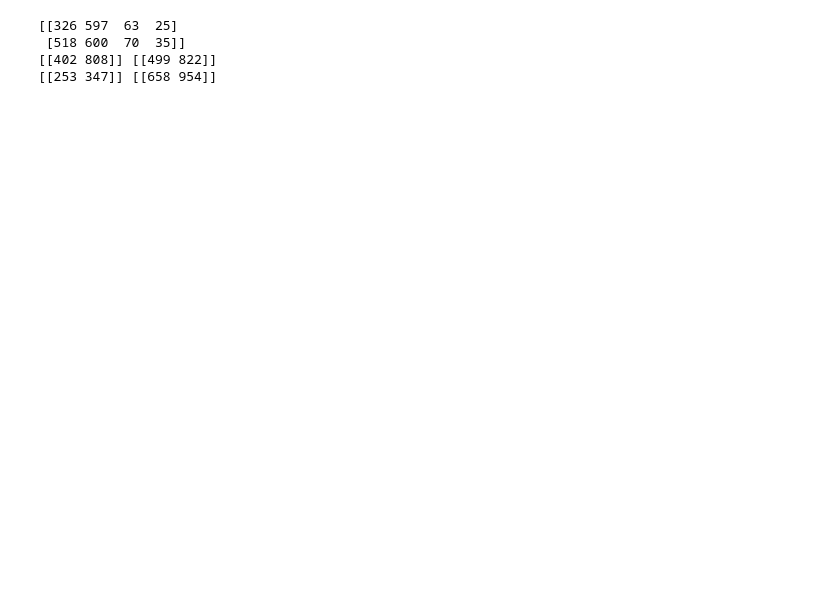
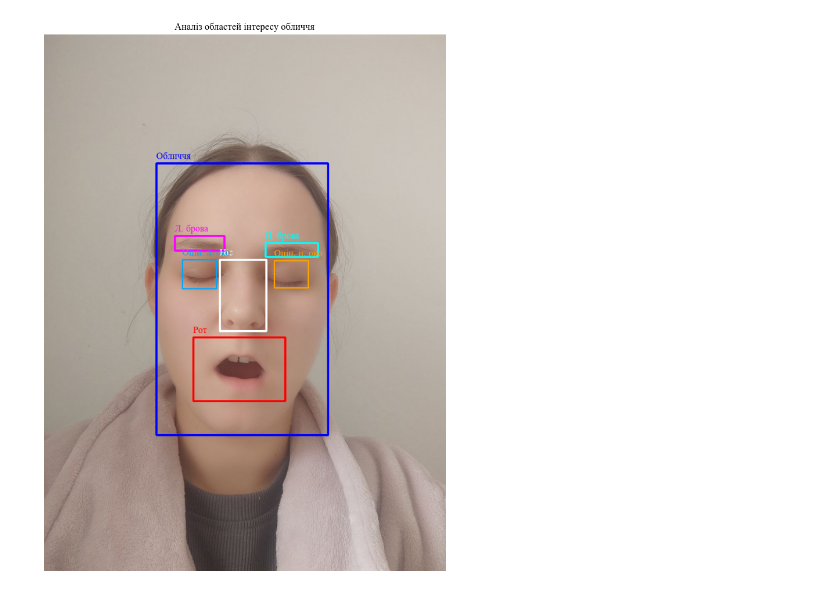
Before and after one commit to OlenaMikhailova/Thesis, a Jupyter notebook: live_detection_with_image_segmentation/mask_analyzer_moments.ipynb, the cells around one changed output. Saved outputs shown, nothing was run; the diff lists cells and outputs as text; code cells hidden in the pictures; blank space fills up the shorter version.

```diff
--- a/live_detection_with_image_segmentation/mask_analyzer_moments.ipynb
+++ b/live_detection_with_image_segmentation/mask_analyzer_moments.ipynb
@@ -4,0 +7,3 @@ from matplotlib import pyplot as plt
+# %%
+matplotlib.rc('font', family='Times New Roman')
+FONT_PATH = "C:/Windows/Fonts/times.ttf"
@@ -65,0 +70,6 @@ def left_right_eye(seg_mask_eyes):
+# %%
+face_rect = find_part_rect(seg_mask_face_raw)
+left_eye_rect, right_eye_rect = left_right_eye(seg_mask_eyes_raw)
+left_brow_rect, right_brow_rect = left_right_eye(seg_mask_brow_raw)
+mouth_rect = find_part_rect(seg_mask_mouth_raw)
+nose_rect = find_part_rect(seg_mask_nose_raw)
@@ -65,0 +126,7 @@ def left_right_eye(seg_mask_eyes):
+# %%
+def create_proportional_rect(centroid, target_width, aspect_ratio):
+    if not centroid: return np.array([0, 0, 0, 0])
+    target_height = target_width * aspect_ratio
+    new_x = centroid[0] - target_width / 2
+    new_y = centroid[1] - target_height / 2
+    return np.array([new_x, new_y, target_width, target_height]).astype(int)
@@ -65,0 +268,26 @@ def left_right_eye(seg_mask_eyes):
+# %%
+img_display = draw_feature_ua(img_display, face_rect, "Обличчя", (0, 0, 255))
+img_display = draw_feature_ua(img_display, left_brow_rect, "Л. брова", (255, 0, 255))
+img_display = draw_feature_ua(img_display, right_brow_rect, "П. брова", (0, 255, 255))
+img_display = draw_feature_ua(img_display, nose_rect, "Ніс", (255, 255, 255))
+img_display = draw_feature_ua(img_display, adj_mouth, "Рот", (255, 0, 0))
+
+if final_left_c:
+    label, color, thickness = ("Л. око", (0, 255, 0), 4)
+    if not initial_left_c:
+        label, color, thickness = ("Оцін. л. око", (0, 165, 255), 2)
+    img_display = draw_feature_ua(img_display, adj_left_eye, label, color, thickness=thickness)
+
+if final_right_c:
+    label, color, thickness = ("П. око", (255, 255, 0), 4)
+    if not initial_right_c:
+        label, color, thickness = ("Оцін. п. око", (255, 165, 0), 2)
+    img_display = draw_feature_ua(img_display, adj_right_eye, label, color, thickness=thickness)
+
+plt.figure(figsize=(12, 12))
+plt.imshow(img_display)
+plt.title("Аналіз областей інтересу обличчя")
+plt.axis('off')
+plt.show()
+# %% [output]
+[figure, added]
@@ -179,12 +420,7 @@ def get_fallback_mouth_rect(face_rect, img_shape):
 # %%
-left_eye_rect, right_eye_rect = left_right_eye(seg_mask_eyes)
-mouth_rect = find_part_rect(seg_mask_mouth)
-face_rect = find_part_rect(seg_mask_face)
+# left_eye_rect, right_eye_rect = left_right_eye(seg_mask_eyes)
+# mouth_rect = find_part_rect(seg_mask_mouth)
+# face_rect = find_part_rect(seg_mask_face)
-# %% [output]
-[[326 597  63  25]
- [518 600  70  35]]
-[[402 808]] [[499 822]]
-[[253 347]] [[658 954]]
 # %%
 # cnt, _ = cv2.findContours(seg_mask_eyes, cv2.RETR_EXTERNAL, cv2.CHAIN_APPROX_NONE)
 # tmp_mask = np.zeros(shape=seg_mask_eyes.shape, dtype=seg_mask_eyes.dtype)
```
Also changed, not shown: parts of 24 cells of this notebook.
